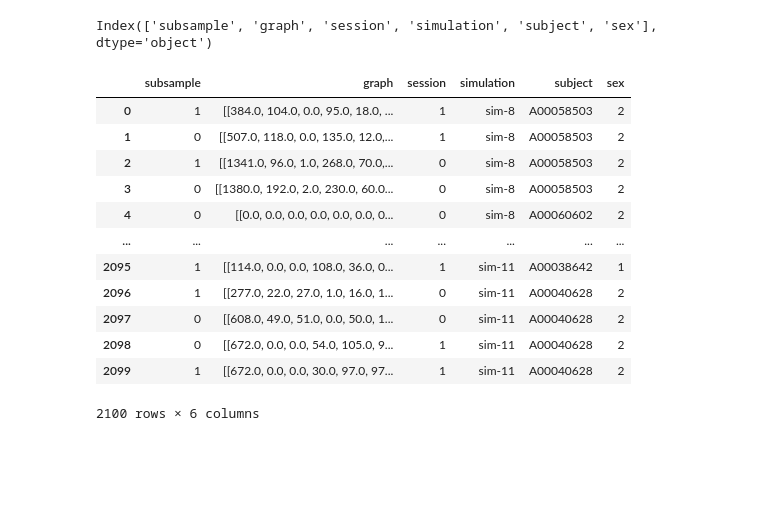
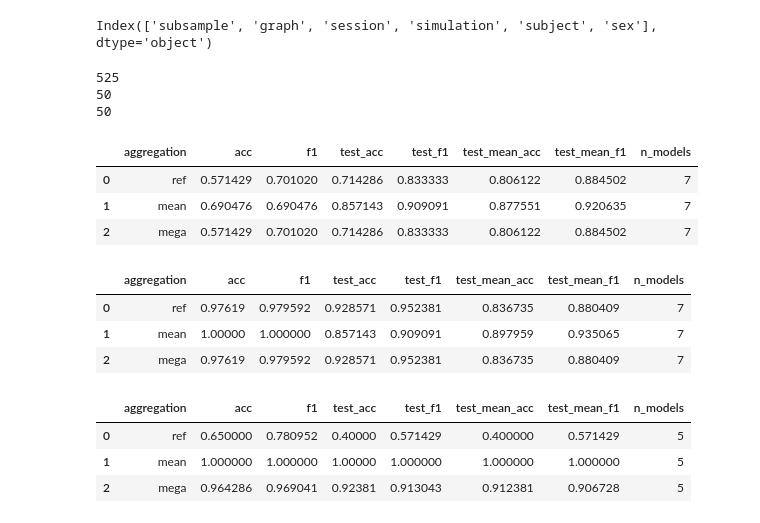
Before and after one commit to gkpapers/2021AggregateMCA, a Jupyter notebook: code/test_experiment.ipynb, the cells around one changed output. Drawn from its saved outputs; the diff is of its cells as text; code cells hidden in the pictures; blank space fills up the shorter version.

```diff
--- a/code/test_experiment.ipynb
+++ b/code/test_experiment.ipynb
@@ -81,24 +134,8 @@ clfagg.performance_report()
 # %% [markdown]
 ### Repeated Measures Experiment
 # %%
-df = pd.read_hdf('../data/aggregation_connect+demo_dset25x2x2x20.h5')
-df.drop(["age", "bmi", "cholesterol", "vo2max"], axis=1, inplace=True)
-df.columns
+df_25 = pd.read_hdf('../data/aggregation_connect+demo_dset25x2x2x20.h5')
+df_25.drop(["age", "bmi", "cholesterol", "vo2max"], axis=1, inplace=True)
+df_25.columns
 # %% [output]
 Index(['subsample', 'graph', 'session', 'simulation', 'subject', 'sex'], dtype='object')
-# %%
-df
-# %% [output]
-|  | subsample | graph | session | simulation | subject | sex |
-| 0 | 1 | [[384.0, 104.0, 0.0, 95.0, 18.0, ... | 1 | sim-8 | A00058503 | 2 |
-| 1 | 0 | [[507.0, 118.0, 0.0, 135.0, 12.0,... | 1 | sim-8 | A00058503 | 2 |
-| 2 | 1 | [[1341.0, 96.0, 1.0, 268.0, 70.0,... | 0 | sim-8 | A00058503 | 2 |
-| 3 | 0 | [[1380.0, 192.0, 2.0, 230.0, 60.0... | 0 | sim-8 | A00058503 | 2 |
-| 4 | 0 | [[0.0, 0.0, 0.0, 0.0, 0.0, 0.0, 0... | 0 | sim-8 | A00060602 | 2 |
-| ... | ... | ... | ... | ... | ... | ... |
-| 2095 | 1 | [[114.0, 0.0, 0.0, 108.0, 36.0, 0... | 1 | sim-11 | A00038642 | 1 |
-| 2096 | 1 | [[277.0, 22.0, 27.0, 1.0, 16.0, 1... | 0 | sim-11 | A00040628 | 2 |
-| 2097 | 0 | [[608.0, 49.0, 51.0, 0.0, 50.0, 1... | 0 | sim-11 | A00040628 | 2 |
-| 2098 | 0 | [[672.0, 0.0, 0.0, 54.0, 105.0, 9... | 1 | sim-11 | A00040628 | 2 |
-| 2099 | 1 | [[672.0, 0.0, 0.0, 30.0, 97.0, 97... | 1 | sim-11 | A00040628 | 2 |
-2100 rows × 6 columns
@@ -104,0 +161,40 @@ df
+# %%
+df_25mca = df_25.query('subsample == 0 and session == 0')
+print(len(df_25mca))
+
+df_25sub = df_25.query('simulation == "ref" and session == 0')
+print(len(df_25sub))
+
+df_25ses = df_25.query('simulation == "ref" and subsample == 0')
+print(len(df_25ses))
+# %% [output]
+525
+50
+50
+# %%
+pca = PCA(n_components=10)
+svc = SVC(kernel='linear', probability=True)
+pipe = Pipeline(steps=[('pca', pca), ('svc', svc)])
+
+# RS Determined as: 42, increment until holdout was balanced by sex
+rs = 45
+clfmca_25 = AggregateLearner(df_25ses, pipe, target_id='sex',
+                             observation_id='simulation',
+                             sample_id='subject', data_id='graph',
+                             random_seed=rs, verbose=False, oos=0.3,
+                             cvfolds=7)
+# %%
+clfmca_25.fit(aggregation='ref')
+# clfmca_25.fit(aggregation='median')
+# clfmca_25.fit(aggregation='consensus')
+clfmca_25.fit(aggregation='mean')
+clfmca_25.fit(aggregation='mega')
+# clfmca_25.fit(aggregation='none')
+# clfmca_25.fit(aggregation='meta')
+# %%
+clfmca_25.performance_report()
+# %% [output]
+|  | aggregation | acc | f1 | test_acc | test_f1 | test_mean_acc | test_mean_f1 | n_models |
+| 0 | ref | 0.571429 | 0.701020 | 0.714286 | 0.833333 | 0.806122 | 0.884502 | 7 |
+| 1 | mean | 0.690476 | 0.690476 | 0.857143 | 0.909091 | 0.877551 | 0.920635 | 7 |
+| 2 | mega | 0.571429 | 0.701020 | 0.714286 | 0.833333 | 0.806122 | 0.884502 | 7 |
@@ -104,0 +221,7 @@ df
+# %%
+clfmca_25.performance_report()
+# %% [output]
+|  | aggregation | acc | f1 | test_acc | test_f1 | test_mean_acc | test_mean_f1 | n_models |
+| 0 | ref | 0.97619 | 0.979592 | 0.928571 | 0.952381 | 0.836735 | 0.880409 | 7 |
+| 1 | mean | 1.00000 | 1.000000 | 0.857143 | 0.909091 | 0.897959 | 0.935065 | 7 |
+| 2 | mega | 0.97619 | 0.979592 | 0.928571 | 0.952381 | 0.836735 | 0.880409 | 7 |
@@ -104,0 +248,7 @@ df
+# %%
+clfmca_25.performance_report()
+# %% [output]
+|  | aggregation | acc | f1 | test_acc | test_f1 | test_mean_acc | test_mean_f1 | n_models |
+| 0 | ref | 0.650000 | 0.780952 | 0.40000 | 0.571429 | 0.400000 | 0.571429 | 5 |
+| 1 | mean | 1.000000 | 1.000000 | 1.00000 | 1.000000 | 1.000000 | 1.000000 | 5 |
+| 2 | mega | 0.964286 | 0.969041 | 0.92381 | 0.913043 | 0.912381 | 0.906728 | 5 |
```
Also changed, not shown: parts of 18 cells of this notebook, 1 other file.
